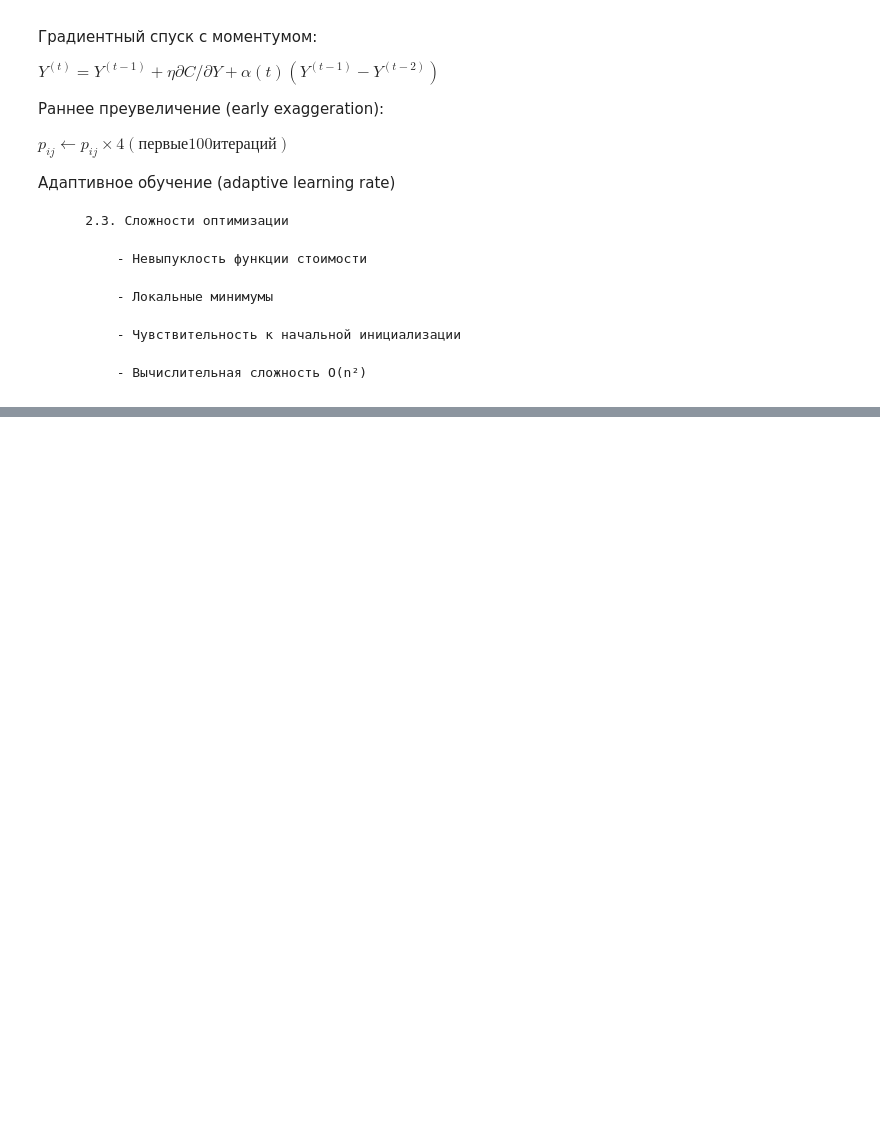
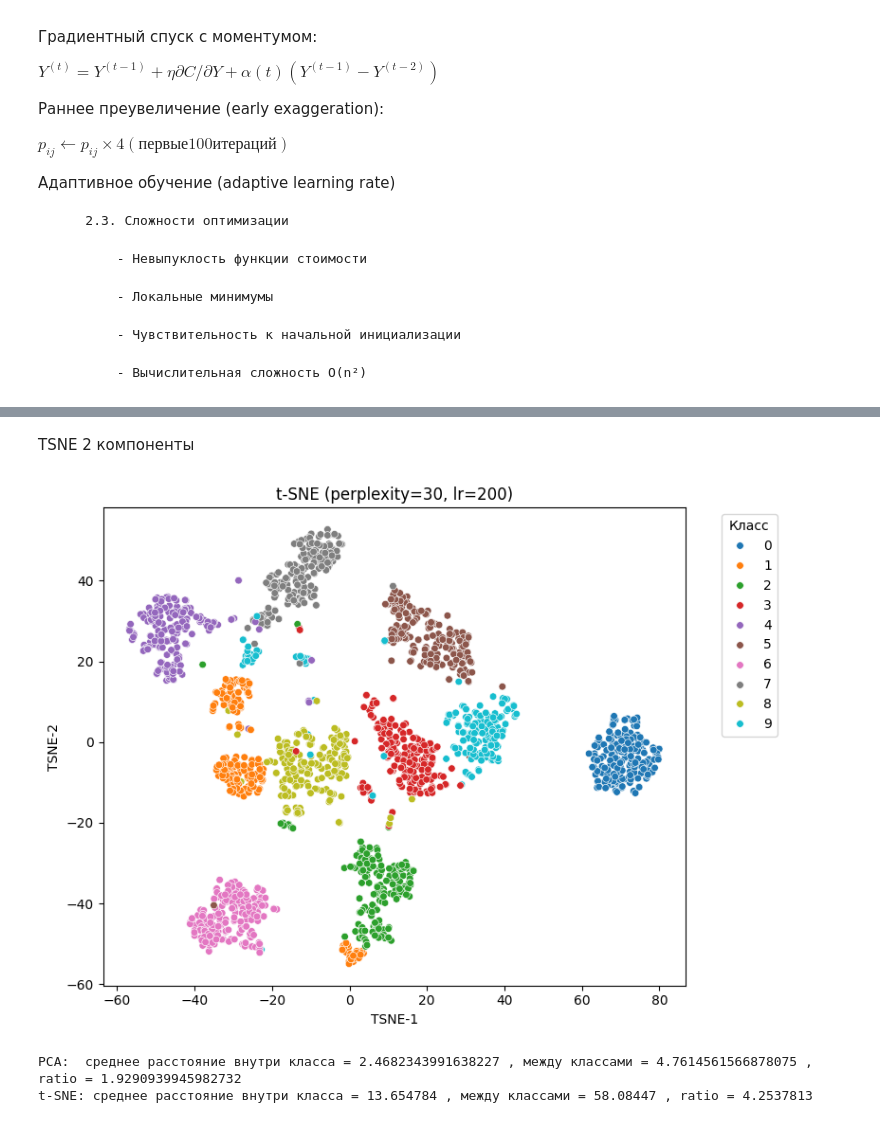
Before and after one commit to fmi-ml-courses/clusters, a Jupyter notebook: practice_6/practice_6.ipynb, the cells around one changed output, grey strips where cells are left out. Drawn from its saved outputs; the diff is of its cells as text; code cells hidden in the pictures; blank space fills up the shorter version.

```diff
--- a/practice_6/practice_6.ipynb
+++ b/practice_6/practice_6.ipynb
@@ -318,0 +144,40 @@ def analyze_tsne_properties():
+# %% [markdown]
+TSNE 2 компоненты
+# %%
+tsne = TSNE(
+    ваш_код
+)
+
+X_tsne = tsne.fit_transform(X_scaled)
+
+plt.figure(figsize=(8, 6))
+sns.scatterplot(x=ваш_код, y=ваш_код, hue=y, palette="tab10", s=30)
+plt.title("t-SNE (perplexity=30, lr=200)")
+plt.xlabel("TSNE-1")
+plt.ylabel("TSNE-2")
+plt.legend(title="Класс", bbox_to_anchor=(1.05, 1), loc="upper left")
+plt.tight_layout()
+plt.show()
+# %% [output]
+[figure, added]
+# %%
+from sklearn.metrics import pairwise_distances
+
+def separation_score(X_2d, y):
+    D = pairwise_distances(X_2d)
+    same = D[y[:, None] == y[None, :]]
+    diff = D[y[:, None] != y[None, :]]
+    return same.mean(), diff.mean(), diff.mean() / same.mean()
+
+pca_same, pca_diff, pca_ratio = separation_score(X_pca, y)
+tsne_same, tsne_diff, tsne_ratio = separation_score(X_tsne, y)
+
+print("PCA:  среднее расстояние внутри класса =", pca_same,
+      ", между классами =", pca_diff,
+      ", ratio =", pca_ratio)
+print("t-SNE: среднее расстояние внутри класса =", tsne_same,
+      ", между классами =", tsne_diff,
+      ", ratio =", tsne_ratio)
+# %% [output]
+PCA:  среднее расстояние внутри класса = 2.4682343991638227 , между классами = 4.7614561566878075 , ratio = 1.9290939945982732
+t-SNE: среднее расстояние внутри класса = 13.654784 , между классами = 58.08447 , ratio = 4.2537813
```
Also changed, not shown: parts of 21 cells of this notebook.
